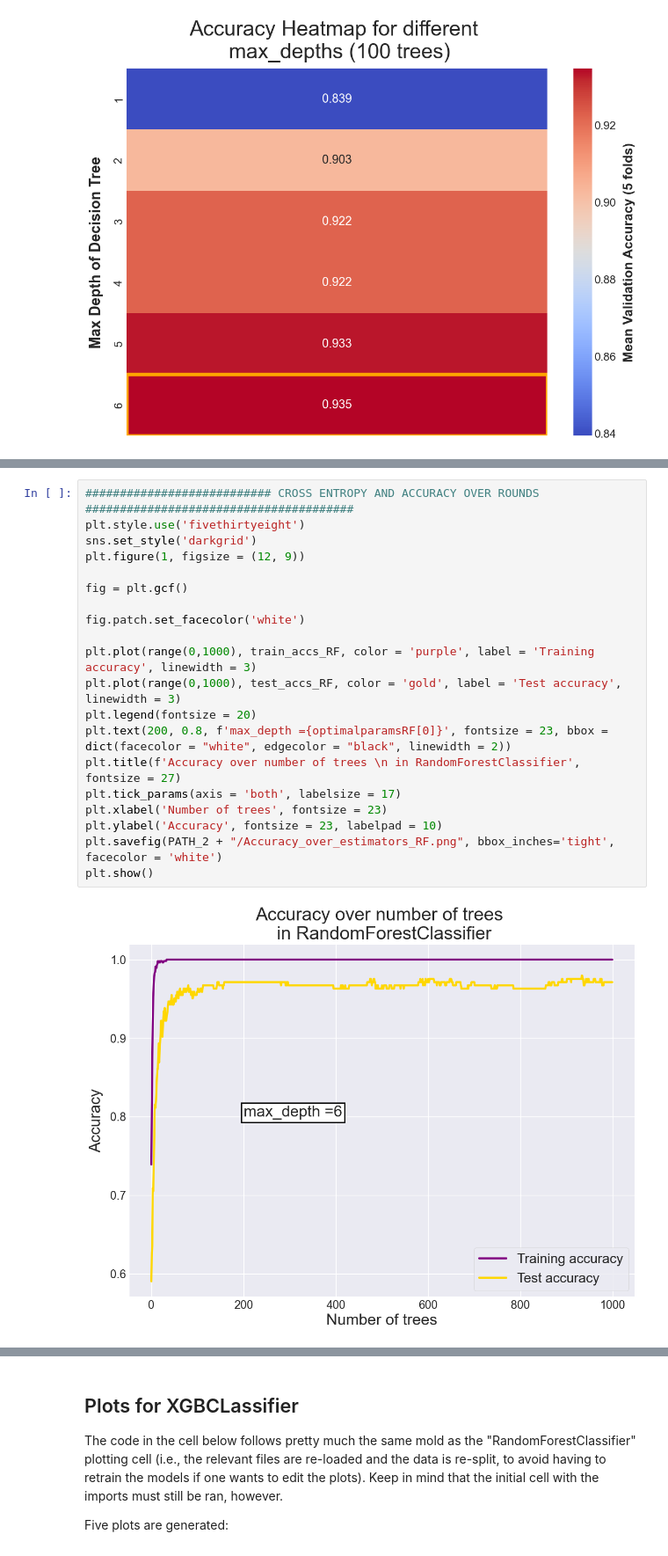
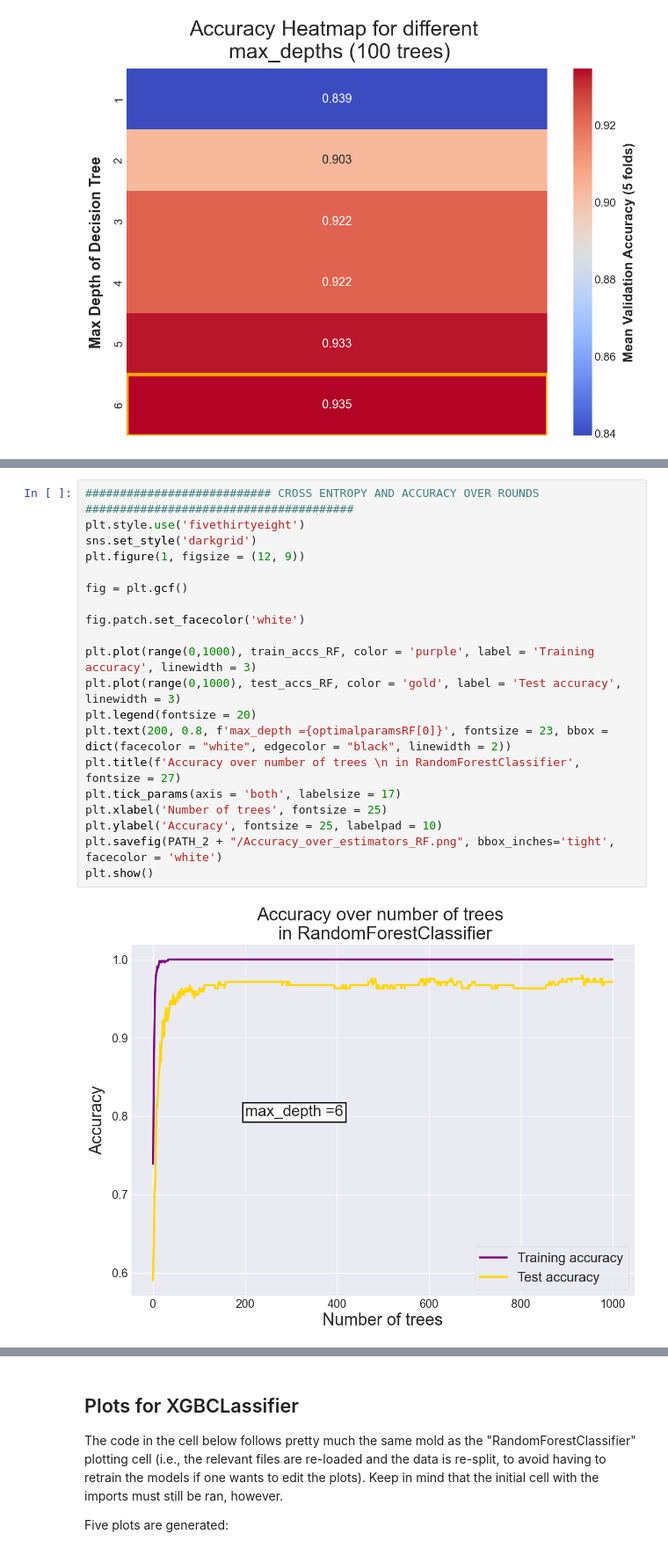
Before and after one commit to gresslos/FYS-STK_Project3, a Jupyter notebook: EnsembleMethods.ipynb, the cells around one changed output, grey strips where cells are left out. Shown at 88% size. Drawn from its saved outputs; the diff is of its cells as text.

```diff
--- a/EnsembleMethods.ipynb
+++ b/EnsembleMethods.ipynb
@@ -570,25 +570,25 @@ plt.show()
 # %%
 ########################### CROSS ENTROPY AND ACCURACY OVER ROUNDS #######################################
 plt.style.use('fivethirtyeight')
 sns.set_style('darkgrid')
 plt.figure(1, figsize = (12, 9))
 
 fig = plt.gcf()
 
 fig.patch.set_facecolor('white')
 
 plt.plot(range(0,1000), train_accs_RF, color = 'purple', label = 'Training accuracy', linewidth = 3)
 plt.plot(range(0,1000), test_accs_RF, color = 'gold', label = 'Test accuracy', linewidth = 3)
 plt.legend(fontsize = 20)
 plt.text(200, 0.8, f'max_depth ={optimalparamsRF[0]}', fontsize = 23, bbox = dict(facecolor = "white", edgecolor = "black", linewidth = 2))
 plt.title(f'Accuracy over number of trees \n in RandomForestClassifier', fontsize = 27)
 plt.tick_params(axis = 'both', labelsize = 17)
-plt.xlabel('Number of trees', fontsize = 23)
-plt.ylabel('Accuracy', fontsize = 23, labelpad = 10)
+plt.xlabel('Number of trees', fontsize = 25)
+plt.ylabel('Accuracy', fontsize = 25, labelpad = 10)
 plt.savefig(PATH_2 + "/Accuracy_over_estimators_RF.png", bbox_inches='tight', facecolor = 'white')
 plt.show()
 # %% [output]
-[figure, old version]
+[figure, new version]
 # %%
 plt.style.use('fivethirtyeight')
 sns.set_style('darkgrid')
```
Also changed, not shown: parts of 7 cells of this notebook, 8 other files.
